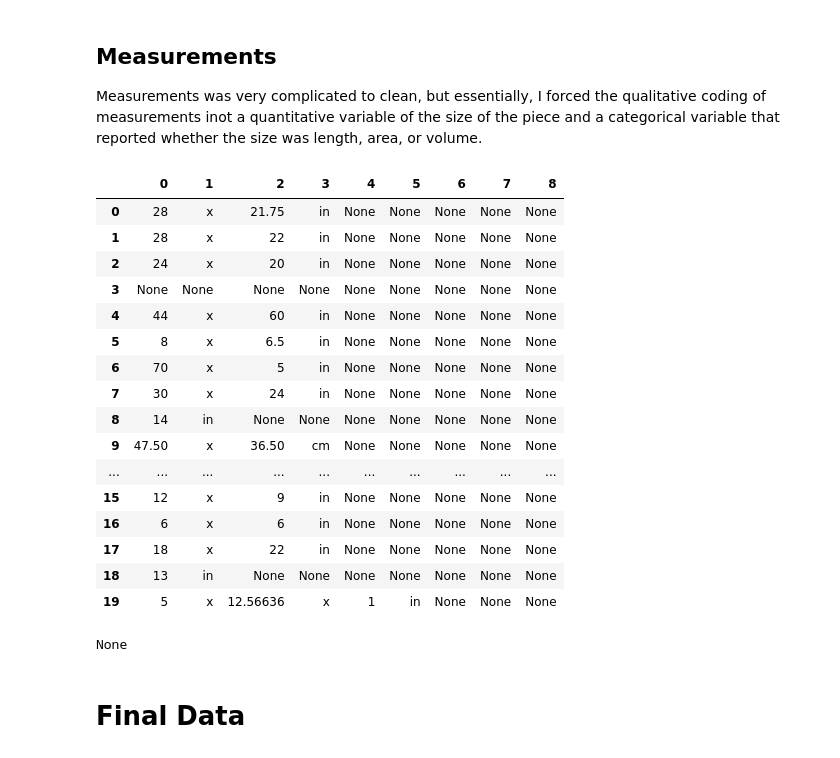
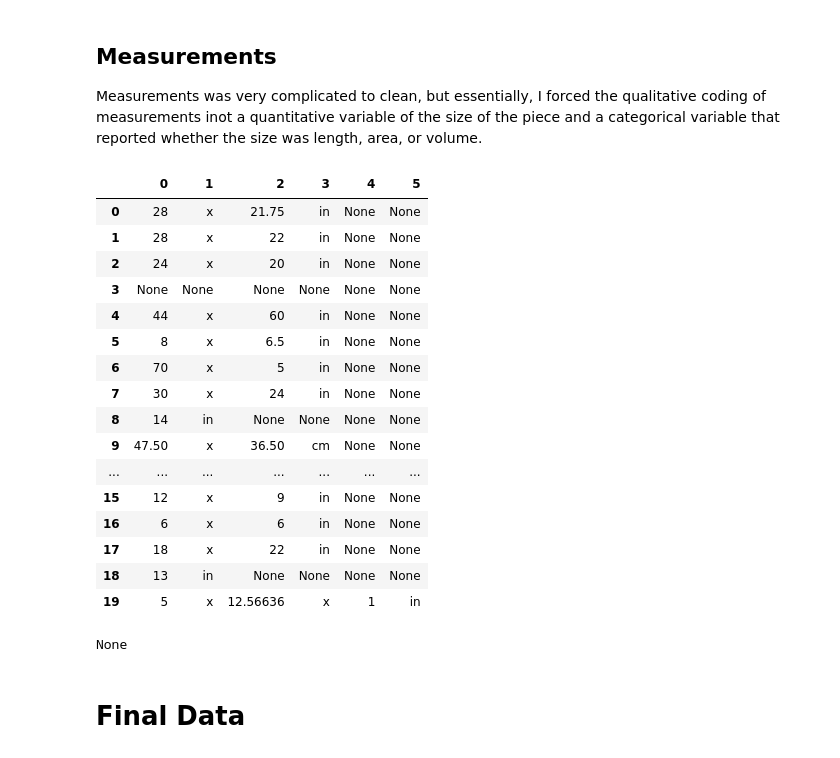
Before and after one commit to emwight/artscraper, a Jupyter notebook: artscrape_new.ipynb, the cells around one changed output. Cells and saved outputs as stored; diff of their text form; code cells hidden in the pictures.

```diff
--- a/artscrape_new.ipynb
+++ b/artscrape_new.ipynb
@@ -37,6 +55,12 @@ Since I have the least expertise with grouping artists, the only adjustment made
 # Combine unknown and anonymous into one category
 thievery['maker'] = np.where(thievery['maker'].str.match('(unknown)|(anon.*?)', flags=re.IGNORECASE), "Unknown", thievery['maker'])
 
+thievery['maker'].replace('Henry Klar; Gloria Klar', 'Henry and Gloria Klar', inplace=True)
+thievery['maker'].replace('Faberge; Henrik Immanuel Wigstrom', 'Henrik Immanuel Wigstrom', inplace=True)
+thievery['maker'].replace('Germany; Hans Ment', 'Hans Ment', inplace=True)
+thievery['maker'].replace('Donald Pollard; Sidney Waugh', 'Donald Pollard and Sidney Waugh', inplace=True)
+thievery['maker'].replace(r';.*', '', regex=True, inplace=True)
+
 # Check for special cases (spelling, etc.)
 # dict(thievery['maker'].value_counts())
 # %% [markdown]
@@ -135,8 +159,10 @@ thievery['measurements'] = np.where(thievery['period'] == '30 in', thievery['per
 # Special cases (some hardcoding but oh well...), with BC specified but AD considered "default"
 thievery['period'] = np.where(thievery['period'] == '600 ad', '6th century', thievery['period'])
 
-# 5. Move remaining non-century periods to Other (era like contemporary, coded incorrectly, etc.)
-thievery['period'] = np.where(thievery['period'].str.contains('century'), thievery['period'], 'Other')
+# 5. Move remaining non-century periods to other (era like contemporary, coded incorrectly, etc.)
+thievery['period'] = np.where(thievery['period'].str.contains('century'), thievery['period'], 'other')
+
+function_other('period')
 
 # Check for special cases
 # dict(thievery['period'].value_counts())
@@ -148,6 +174,7 @@ Measurements was very complicated to clean, but essentially, I forced the qualit
 thievery['measurements'] = thievery['measurements'].str.lower()
 
 # Move values to period
+thievery['measurements'].replace('early 17th century', '17th century', inplace=True)
 thievery['period'] = np.where(thievery['measurements'] == 'early 17th century', thievery['measurements'], thievery['period'])
 
 # 2. Special cases - far too many but oh well!
@@ -182,7 +209,7 @@ thievery['measurements'].replace('height: 11.5in; width: 8.5in', '11.5 x 8.5 in'
 thievery['measurements'].replace('height: 47in.; width: 53in.', '47 x 53 in', inplace=True)
 thievery['measurements'].replace('sheet size', 'nan', inplace=True)
 thievery['measurements'].replace('scroll', 'nan', inplace=True)
-thievery['measurements'].replace('early 17th century', 'nan', inplace=True)
+thievery['measurements'].replace('17th century', 'nan', inplace=True)
 thievery['measurements'].replace('18.5 x 22', 'nan', inplace=True)
 thievery['measurements'].replace('unframed dimensions: 12 3/4 x 11/78 in.; framed dimensions: 39 1/4 x 33 3/4 in.', '39.25 x 33.75 in', inplace=True)
 thievery['measurements'].replace('height: 7 1/8 inches; width: 3-4 inches', '7.125 x 3.5 in', inplace=True)
@@ -198,6 +225,11 @@ thievery['measurements'].replace('6" x 5" diam', '6 x ' + str(3.14159*((5/2)**2)
 thievery['measurements'].replace('sheet size: 53 x 35 cm.; print size: 35 x 27 cm.', '53 x 35 cm', inplace=True)
 thievery['measurements'].replace('dia: 6 in', str(3.14159*((6/2)**2)) + ' x 1 in', inplace=True)
 thievery['measurements'].replace('19 x 24 in, frame: 26 x 31 in', '26 x 31 cm', inplace=True)
+thievery['measurements'].replace('diameter: 2.25 in; 7 in x 3.75 in', '7 x 3.75 in', inplace=True)
+thievery['measurements'].replace('16" x 16"; 40.64 cm x 40.64 cm', '16 x 16 in', inplace=True)
+thievery['measurements'].replace('width: 10 in; height: 6 in; length: 95 in; weight: 350 lbs', '10 x 6 x 95 in', inplace=True)
+thievery['measurements'].replace('24.1 x 30.9 cm; 23.4 x 30 cm', '24.1 x 30.9 cm', inplace=True)
+
 
 # 3. Standardize how units are reported to "__ x __ x __ in/cm"
 # a. Change " to in
@@ -207,7 +239,7 @@ thievery['measurements'].replace('\"', ' in', regex=True, inplace=True)
 thievery['measurements'].replace(';', ' x', regex=True, inplace=True)
 
 # c. Remove words/phrases besides in/cm/etc.
-thievery['measurements'].replace(r'((\sin\s)?depth(:\s)?)|((\sin\s)?height(:\s)?)|((\sin\s)?width(:\s)?)|((\sin\s)?length(:\s)?)|(about\s)|(\,?\s?frame:?\s?)|(\s\(with\sbase\))|(\s?\(?approximate(ly)?\)?)|(\,\sy:?.*?)|(\s\(shade\))', '', regex=True, inplace=True)
+thievery['measurements'].replace(r'((\sin\s)?depth(:\s)?)|((\sin\s)?height(:\s)?)|((\sin\s)?width(:\s)?)|((\sin\s)?length(:\s)?)|(about\s)|(\,?\s?frame:?\s?)|(\s\(with\sbase\))|(\s?\(?approximate(ly)?\)?)|(\,\sy:.*)|(\s\(shade\))', '', regex=True, inplace=True)
 
 # d. Remove in and cm except at end of string
 thievery['measurements'].replace(r'(in\.?|cm\.?)\sx', 'x', regex=True, inplace=True)
@@ -224,59 +256,66 @@ for frac, dec in zip(fracs, decs):
 diameters = list((3.14159*(thievery['measurements'].str.extract(r'diameter:\s([0-9]+\.?([0-9]+)?)')[0].astype(float)/2)**2).astype(str))
 # add in 'x 1' to preserve dimension in later code (area instead of length)
 diameters = [diameter + ' x 1' for diameter in diameters]
 measurements = list(thievery['measurements'].copy())
 
 for i in range(len(thievery)):
     # Filter out NoneType
     if isinstance(thievery.loc[i, 'measurements'], str):
         if thievery.loc[i, 'measurements'].find('diameter') != -1:
             # Sub out "Diameter: __" with diameter from list
             thievery.loc[i, 'measurements'] = re.sub(r'(diameter:\s[0-9]+(\.[0-9]+)?)', list(diameters)[i], measurements[i])
 
 # 6. final adjustments
 thievery['measurements'] = thievery['measurements'].str.lstrip()
 thievery['measurements'].replace('34.5 in  x 6 in', '34.5 x 6 in', inplace=True)
 thievery['measurements'].replace('14 x 12 x  10 in.', '14 x 12 x 10 in', inplace=True)
+thievery['measurements'].replace('7.5 x 5 in, y', '7.5 x 5 in', inplace=True)
+# dict(thievery['measurements'].value_counts())
 
 # 7. Separate standardized measurements into numbers and words
 m_split = thievery['measurements'].str.split(' ', expand=True)
 
 # 8. Report whether measurement is length, area, or volume
-# Get counts of not-nan values
+# a. Get counts of not-nan values
 counts = m_split.count(axis=1)
 
 print(display(HTML(m_split.head(20).to_html())))
 
-# 2  => __ in, i.e., one-dimensional or inches; 4 => __ x __ square; 6 => cubic
-thievery['units'] = ['Cubic inches' if i == 6 else 'Square inches' if i == 4 else 'Inches' if i == 2 else None for i in counts]
+# b. 2  => __ in, i.e., one-dimensional or inches; 4 => __ x __ square; 6 => cubic
+thievery['units'] = ['cubic feet' if i == 6 else 'square feet' if i == 4 else 'feet' if i == 2 else None for i in counts]
 
 # 9. Report size of object
-# Convert to float and multiply across rows
-m_split[0] = m_split[0].astype(float)
-m_split[2] = m_split[2].astype(float)
-m_split[4] = m_split[4].astype(float)
+# a. Convert from cm to in as needed, all to ft
+def cm_in_ft(i):
+    col = m_split[i].astype(float)
+    return np.where(m_split[1].str.match('cm.*') | m_split[3].str.match('cm.*') | m_split[5].str.match('cm.*'), round(col*0.393701/12,3), round(col/12,3))
+
+# b. Convert to float, convert to feet instead of inches, and multiply across rows
+m_split[0] = cm_in_ft(0)
+m_split[2] = cm_in_ft(2)
+m_split[4] = cm_in_ft(4)
 m_split[6] = m_split[0].multiply(m_split[2], axis=0, fill_value=1).multiply(m_split[4], axis=0, fill_value=1)
 
-# 10. Convert to centimeters as needed
-thievery['size'] = np.where(m_split[1].str.match('cm.*') | m_split[3].str.match('cm.*') | m_split[5].str.match('cm.*'), round(m_split[6]/2.54,3), round(m_split[6],3))
+# c. Set the piece's size
+thievery['size'] = m_split[6]
 # %% [output]
-|  | 0 | 1 | 2 | 3 | 4 | 5 | 6 | 7 | 8 |
-| 0 | 28 | x | 21.75 | in | None | None | None | None | None |
-| 1 | 28 | x | 22 | in | None | None | None | None | None |
-| 2 | 24 | x | 20 | in | None | None | None | None | None |
-| 3 | None | None | None | None | None | None | None | None | None |
-| 4 | 44 | x | 60 | in | None | None | None | None | None |
-| 5 | 8 | x | 6.5 | in | None | None | None | None | None |
-| 6 | 70 | x | 5 | in | None | None | None | None | None |
-| 7 | 30 | x | 24 | in | None | None | None | None | None |
-| 8 | 14 | in | None | None | None | None | None | None | None |
-| 9 | 47.50 | x | 36.50 | cm | None | None | None | None | None |
-| ... | ... | ... | ... | ... | ... | ... | ... | ... | ... |
-| 15 | 12 | x | 9 | in | None | None | None | None | None |
-| 16 | 6 | x | 6 | in | None | None | None | None | None |
-| 17 | 18 | x | 22 | in | None | None | None | None | None |
-| 18 | 13 | in | None | None | None | None | None | None | None |
-| 19 | 5 | x | 12.56636 | x | 1 | in | None | None | None |
+|  | 0 | 1 | 2 | 3 | 4 | 5 |
+| 0 | 28 | x | 21.75 | in | None | None |
+| 1 | 28 | x | 22 | in | None | None |
+| 2 | 24 | x | 20 | in | None | None |
+| 3 | None | None | None | None | None | None |
+| 4 | 44 | x | 60 | in | None | None |
+| 5 | 8 | x | 6.5 | in | None | None |
+| 6 | 70 | x | 5 | in | None | None |
+| 7 | 30 | x | 24 | in | None | None |
+| 8 | 14 | in | None | None | None | None |
+| 9 | 47.50 | x | 36.50 | cm | None | None |
+| ... | ... | ... | ... | ... | ... | ... |
+| 15 | 12 | x | 9 | in | None | None |
+| 16 | 6 | x | 6 | in | None | None |
+| 17 | 18 | x | 22 | in | None | None |
+| 18 | 13 | in | None | None | None | None |
+| 19 | 5 | x | 12.56636 | x | 1 | in |
 None
 # %% [markdown]
 # Final Data
```
Also changed, not shown: parts of 4 cells of this notebook, 2 other files.
